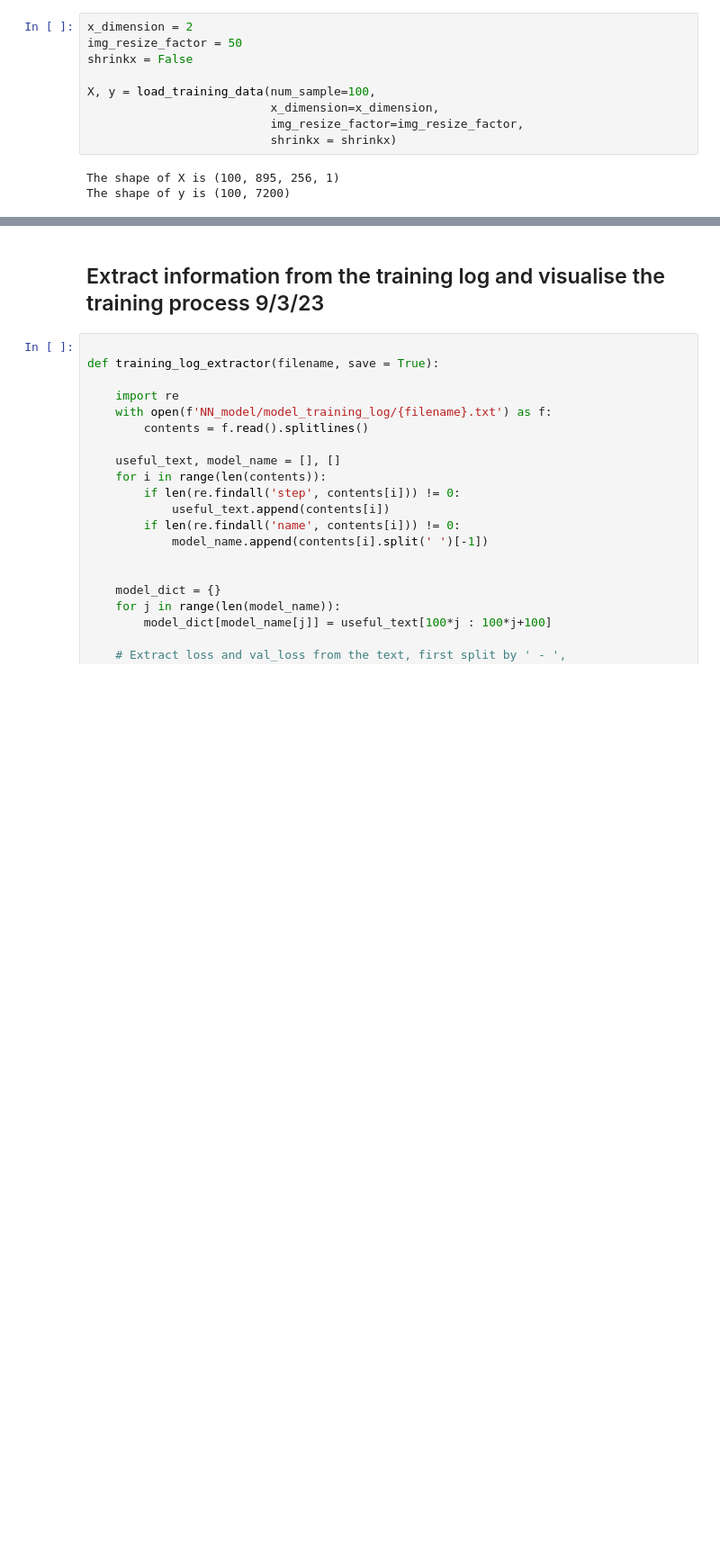
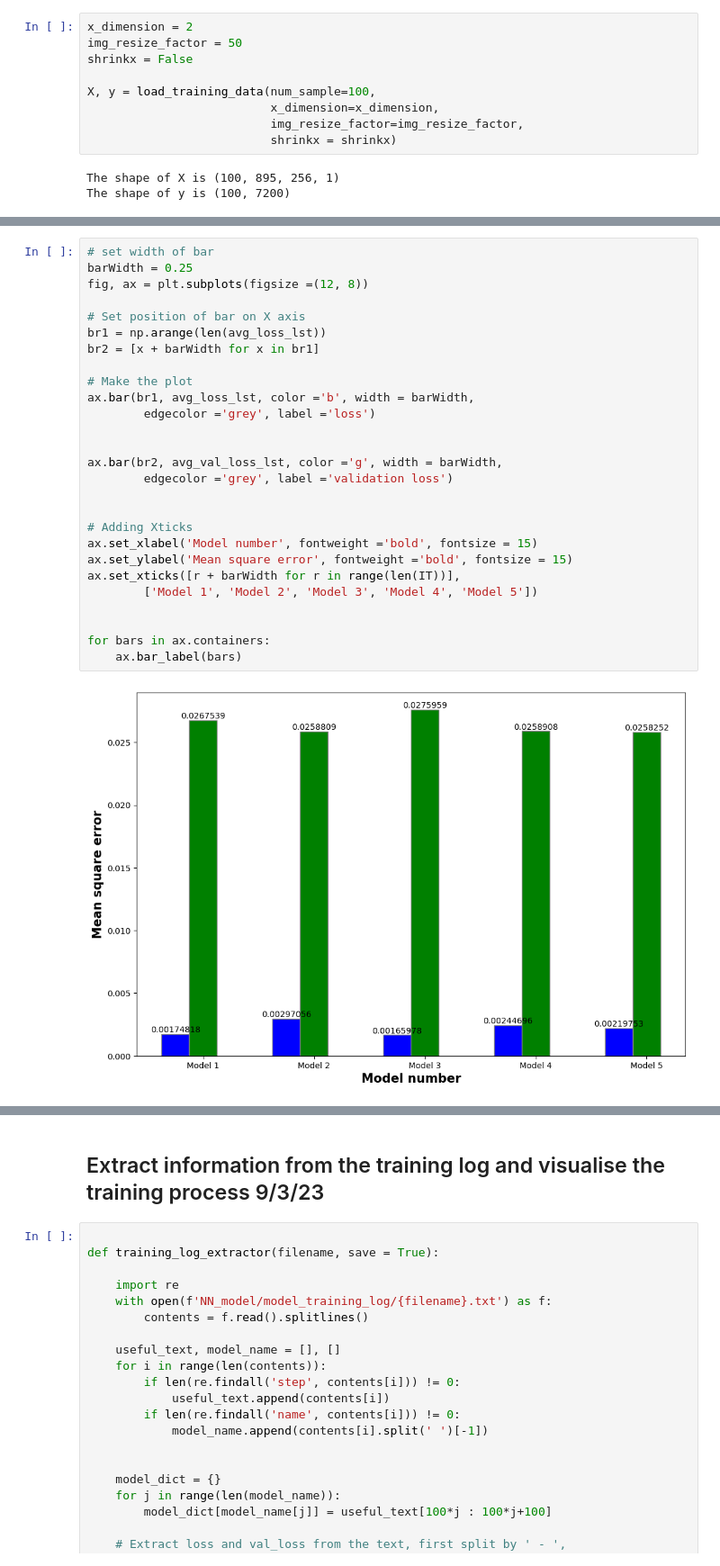
Before and after one commit to MC-Kangan/FYP_Ultrasound_Imaging_ML, a Jupyter notebook: Model_tester.ipynb, the cells around one changed output, grey strips where cells are left out. Shown: that part at 90% size. Saved outputs shown, nothing was run; the diff lists cells and outputs as text; blank space fills up the shorter version.

Commit message:
Plot the bar chart of the 3d model val and val loss

```diff
--- a/Model_tester.ipynb
+++ b/Model_tester.ipynb
@@ -696,0 +729,29 @@ The shape of y is (100, 7200)
+# %%
+# set width of bar
+barWidth = 0.25
+fig, ax = plt.subplots(figsize =(12, 8))
+
+# Set position of bar on X axis
+br1 = np.arange(len(avg_loss_lst))
+br2 = [x + barWidth for x in br1]
+
+# Make the plot
+ax.bar(br1, avg_loss_lst, color ='b', width = barWidth,
+        edgecolor ='grey', label ='loss')
+
+
+ax.bar(br2, avg_val_loss_lst, color ='g', width = barWidth,
+        edgecolor ='grey', label ='validation loss')
+
+
+# Adding Xticks
+ax.set_xlabel('Model number', fontweight ='bold', fontsize = 15)
+ax.set_ylabel('Mean square error', fontweight ='bold', fontsize = 15)
+ax.set_xticks([r + barWidth for r in range(len(IT))],
+        ['Model 1', 'Model 2', 'Model 3', 'Model 4', 'Model 5'])
+
+
+for bars in ax.containers:
+    ax.bar_label(bars)
+# %% [output]
+[figure, added]
```
Also changed, not shown: parts of 5 cells of this notebook.
